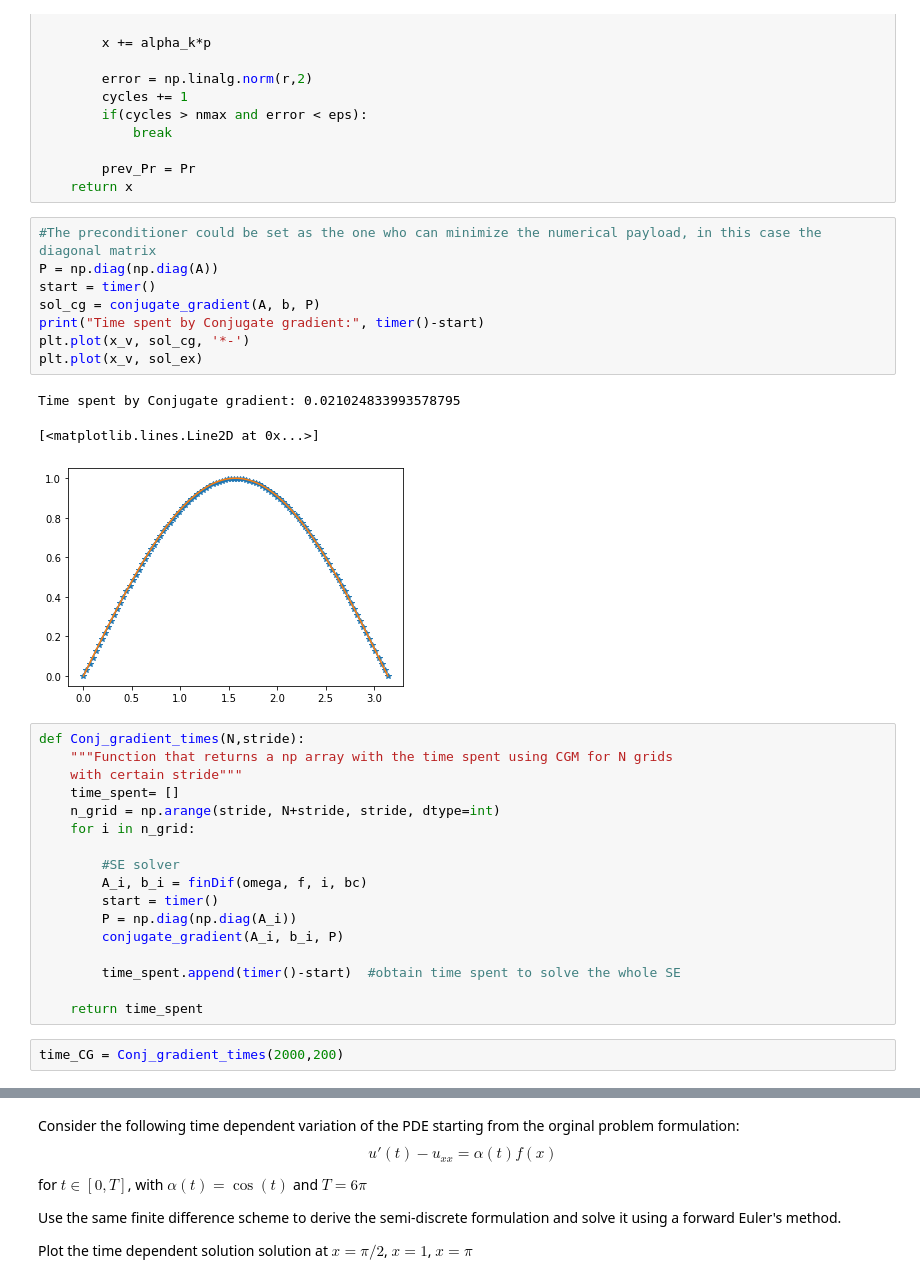
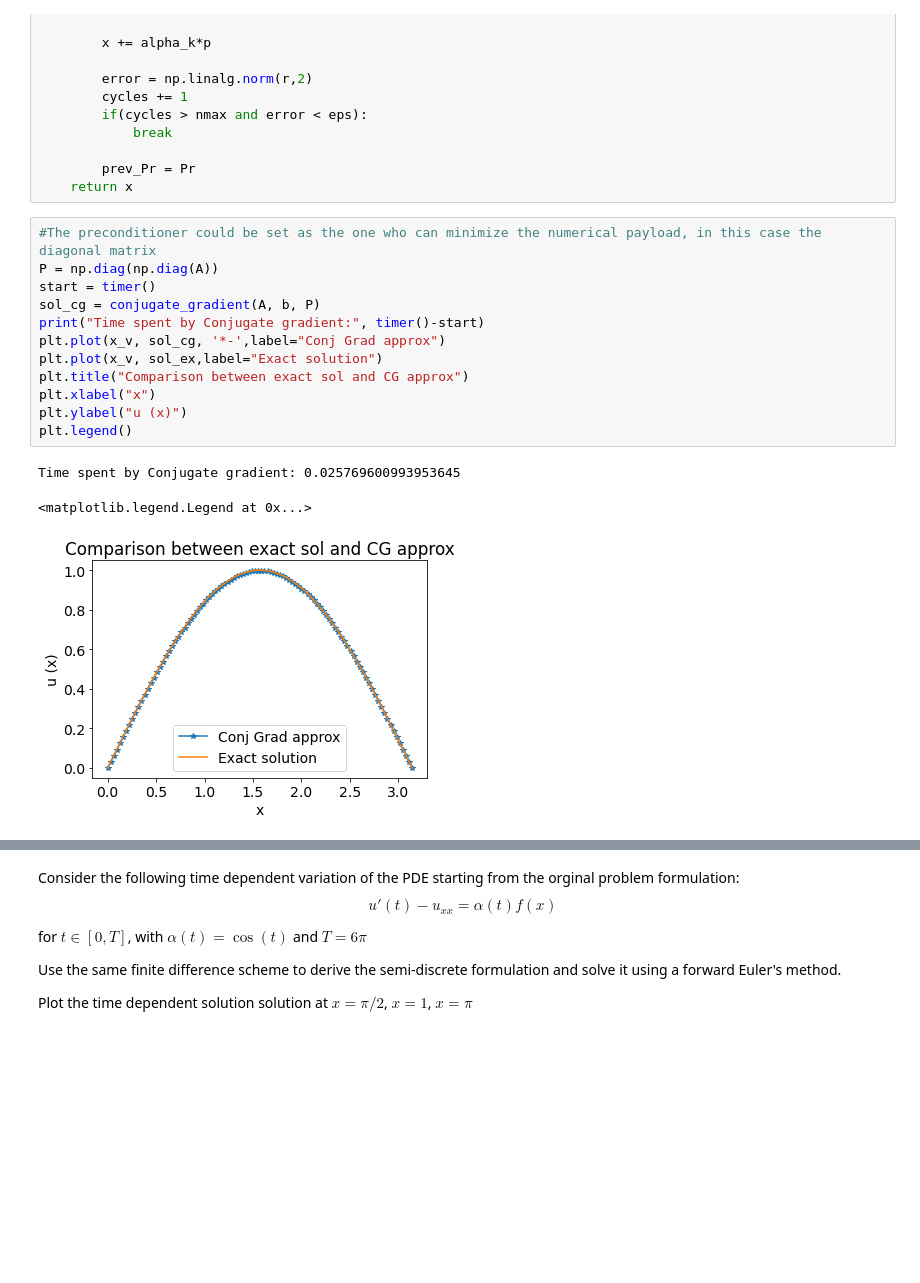
Before and after one commit to AlexTru96/numerical-analysis-2021-2022, a Jupyter notebook: FinalProject_2021_2022.ipynb, the cells around one changed output, grey strips where cells are left out. Saved outputs shown, nothing was run; the diff lists cells and outputs as text; blank space fills up the shorter version.

```diff
--- a/FinalProject_2021_2022.ipynb
+++ b/FinalProject_2021_2022.ipynb
@@ -464,31 +470,16 @@ def conjugate_gradient(A, b, P, nmax=len(A),eps=1e-12):
 # %%
 #The preconditioner could be set as the one who can minimize the numerical payload, in this case the diagonal matrix
 P = np.diag(np.diag(A))
 start = timer()
 sol_cg = conjugate_gradient(A, b, P)
 print("Time spent by Conjugate gradient:", timer()-start)
-plt.plot(x_v, sol_cg, '*-')
-plt.plot(x_v, sol_ex)
+plt.plot(x_v, sol_cg, '*-',label="Conj Grad approx")
+plt.plot(x_v, sol_ex,label="Exact solution")
+plt.title("Comparison between exact sol and CG approx")
+plt.xlabel("x")
+plt.ylabel("u (x)")
+plt.legend()
 # %% [output]
-Time spent by Conjugate gradient: 0.021024833993578795
+Time spent by Conjugate gradient: 0.025769600993953645
-[<matplotlib.lines.Line2D at 0x...>]
+<matplotlib.legend.Legend at 0x...>
-[figure, old version]
+[figure, new version]
-# %%
-def Conj_gradient_times(N,stride):
-    """Function that returns a np array with the time spent using CGM for N grids
-    with certain stride"""
-    time_spent= []
-    n_grid = np.arange(stride, N+stride, stride, dtype=int)
-    for i in n_grid:
-
-        #SE solver
-        A_i, b_i = finDif(omega, f, i, bc)
-        start = timer()
-        P = np.diag(np.diag(A_i))
-        conjugate_gradient(A_i, b_i, P)
-
-        time_spent.append(timer()-start)  #obtain time spent to solve the whole SE
-
-    return time_spent
-# %%
-time_CG = Conj_gradient_times(2000,200)
```
Also changed, not shown: parts of 28 cells of this notebook.
